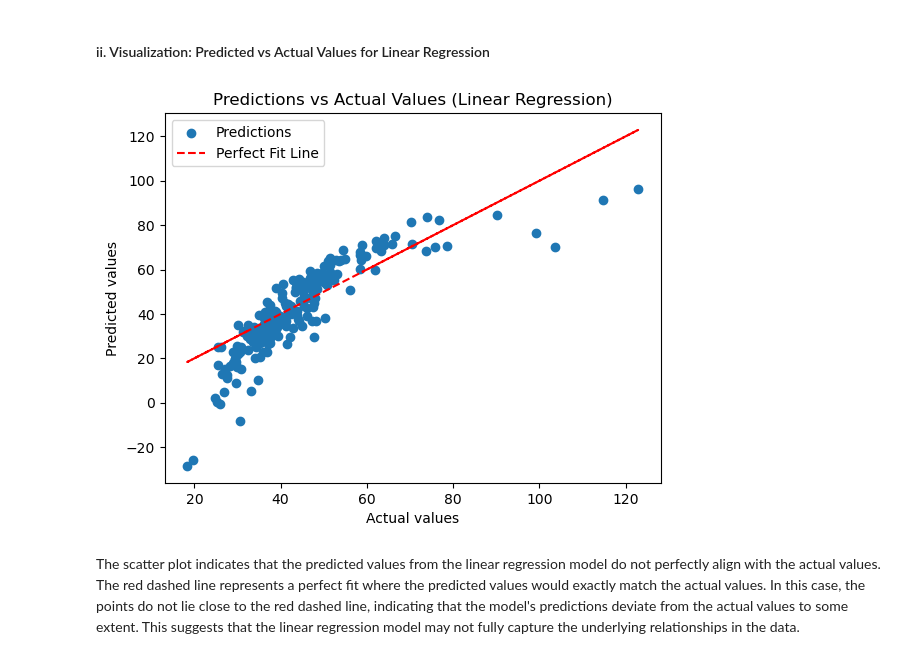
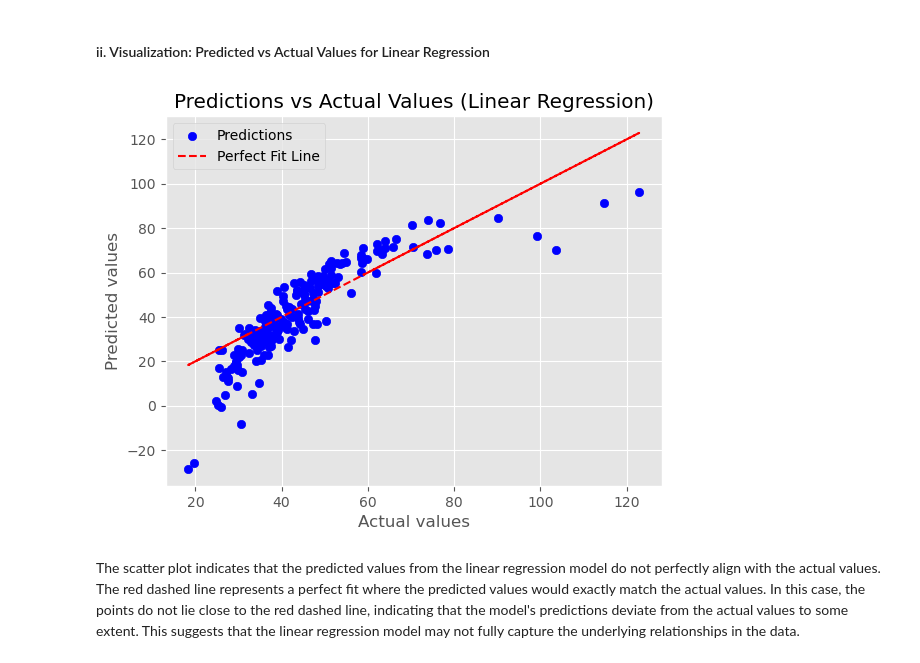
Before and after one commit to aysebsengul/Capstone_2_Water-Quality-Index, a Jupyter notebook: 5_Modeling.ipynb, the cells around one changed output. Cells and saved outputs as stored; diff of their text form; code cells hidden in the pictures.

```diff
--- a/5_Modeling.ipynb
+++ b/5_Modeling.ipynb
@@ -5,6 +5,8 @@ import numpy as np
 import pandas as pd
 import matplotlib.pyplot as plt
 import seaborn as sns
+
+plt.style.use('ggplot')
 
 from sklearn.model_selection import cross_val_score, KFold
 from sklearn.linear_model import LinearRegression, Lasso, Ridge
@@ -114,15 +116,15 @@ The Mean Absolute Error (MAE) on the testing set is approximately 8.07, represen
 #### ii. Visualization: Predicted vs Actual Values for Linear Regression
 # %%
 # Plot the predictions against the actual values for Linear Regression
-plt.scatter(y_test, y_pred_linear, label='Predictions')
+plt.scatter(y_test, y_pred_linear, label='Predictions', color='blue')
 plt.plot(y_test, y_test, color='red', linestyle='--', label='Perfect Fit Line')
 plt.xlabel('Actual values')
 plt.ylabel('Predicted values')
 plt.title('Predictions vs Actual Values (Linear Regression)')
 plt.legend()
 plt.show()
 # %% [output]
-[figure, old version]
+[figure, new version]
 # %% [markdown]
 The scatter plot indicates that the predicted values from the linear regression model do not perfectly align with the actual values. The red dashed line represents a perfect fit where the predicted values would exactly match the actual values. In this case, the points do not lie close to the red dashed line, indicating that the model's predictions deviate from the actual values to some extent. This suggests that the linear regression model may not fully capture the underlying relationships in the data.
 # %% [markdown]
```
Also changed, not shown: parts of 20 cells of this notebook.
